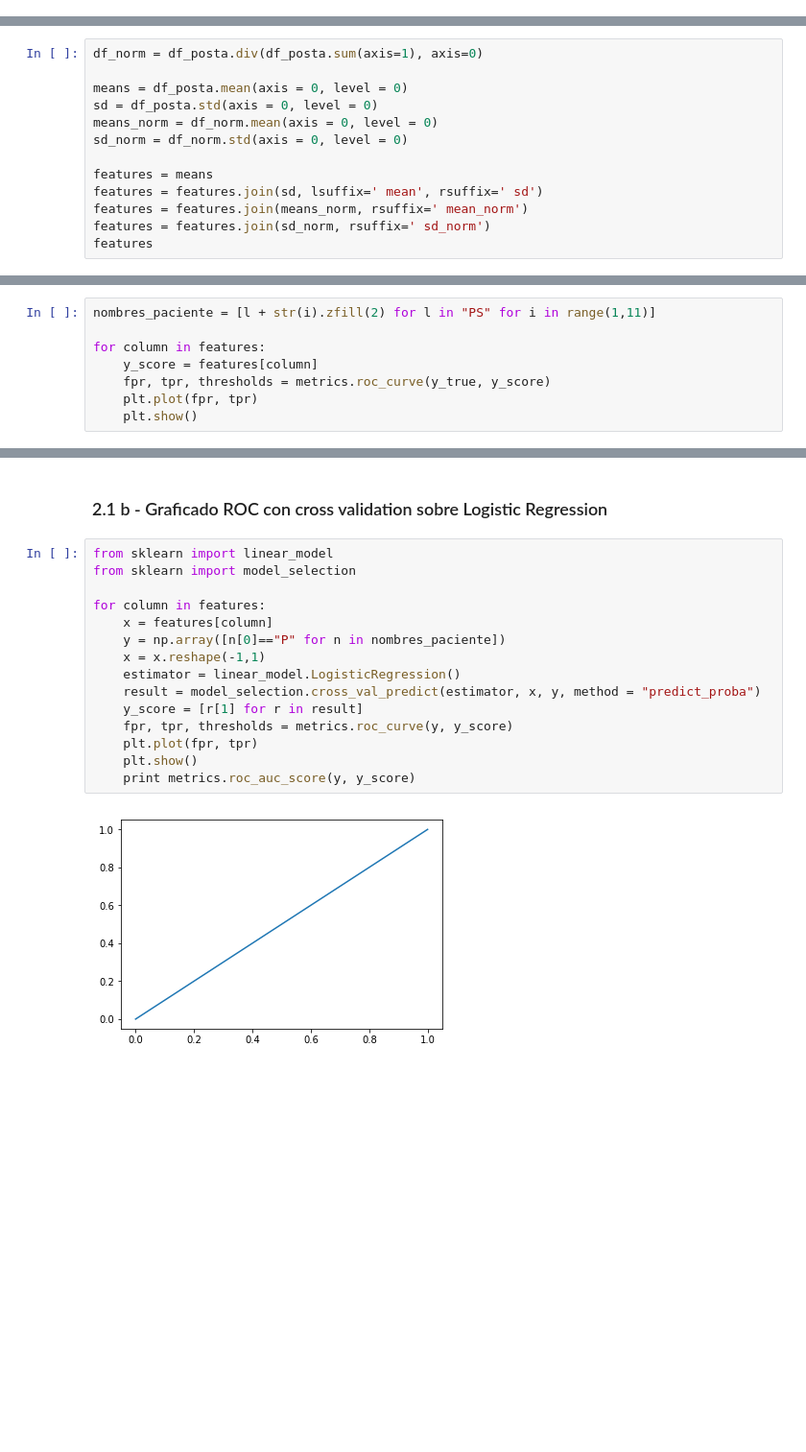
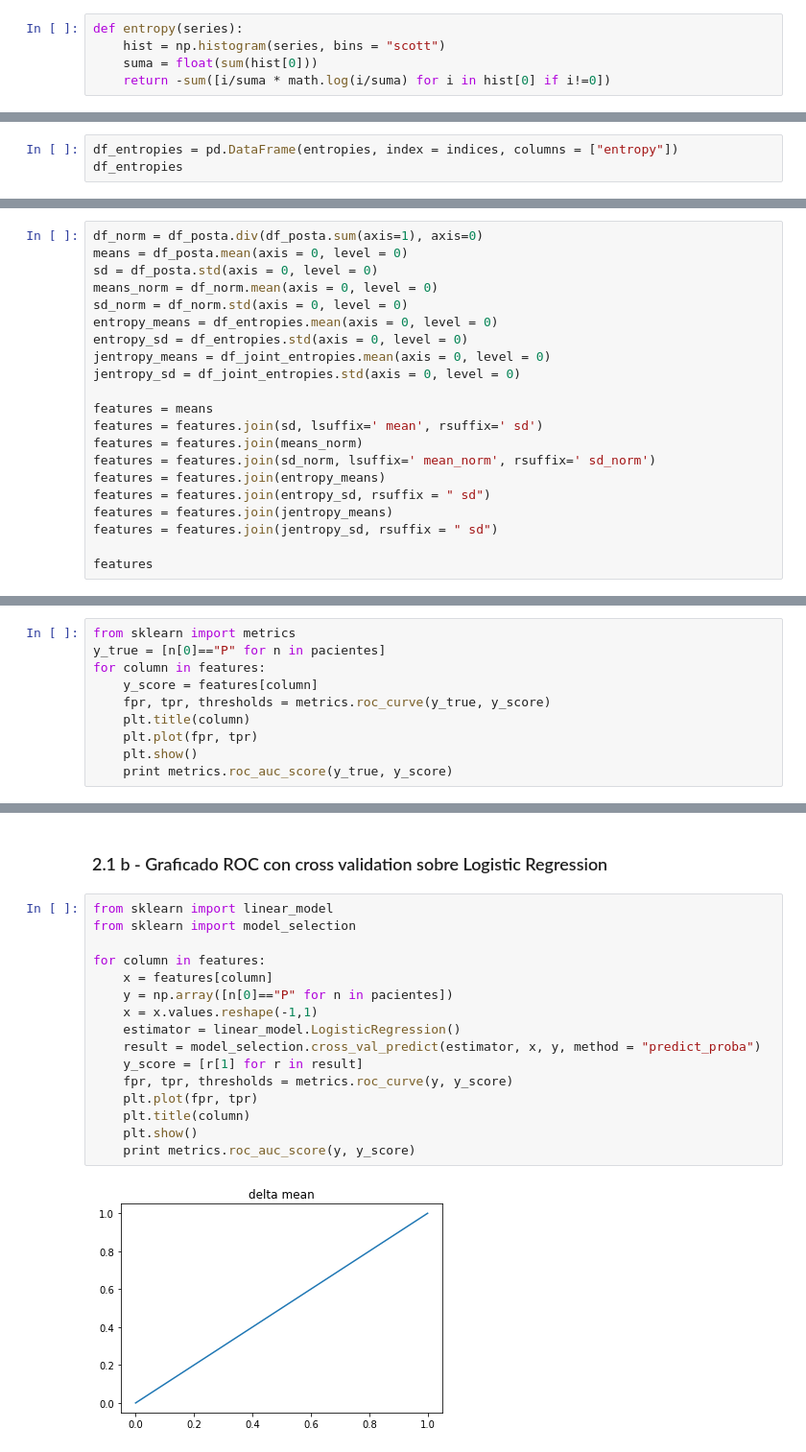
Before and after one commit to fhosen/CienciaDeDatos, a Jupyter notebook: TP3/TP3.ipynb, the cells around one changed output, grey strips where cells are left out. Shown at 96% size. Saved outputs shown, nothing was run; the diff lists cells and outputs as text; blank space fills up the shorter version.

```diff
--- a/TP3/TP3.ipynb
+++ b/TP3/TP3.ipynb
@@ -21,2 +20,7 @@ from sklearn import metrics
 # %% [markdown]
 ### 1
+# %%
+def entropy(series):
+    hist = np.histogram(series, bins = "scott")
+    suma = float(sum(hist[0]))
+    return -sum([i/suma * math.log(i/suma) for i in hist[0] if i!=0])
@@ -48,0 +76,3 @@ df_posta = pd.DataFrame(df_arrays, index = indices)
+# %%
+df_entropies = pd.DataFrame(entropies, index = indices, columns = ["entropy"])
+df_entropies
@@ -49,14 +146,22 @@ df_posta = pd.DataFrame(df_arrays, index = indices)
 # %%
 df_norm = df_posta.div(df_posta.sum(axis=1), axis=0)
-
 means = df_posta.mean(axis = 0, level = 0)
 sd = df_posta.std(axis = 0, level = 0)
 means_norm = df_norm.mean(axis = 0, level = 0)
 sd_norm = df_norm.std(axis = 0, level = 0)
+entropy_means = df_entropies.mean(axis = 0, level = 0)
+entropy_sd = df_entropies.std(axis = 0, level = 0)
+jentropy_means = df_joint_entropies.mean(axis = 0, level = 0)
+jentropy_sd = df_joint_entropies.std(axis = 0, level = 0)
 
 features = means
 features = features.join(sd, lsuffix=' mean', rsuffix=' sd')
-features = features.join(means_norm, rsuffix=' mean_norm')
-features = features.join(sd_norm, rsuffix=' sd_norm')
+features = features.join(means_norm)
+features = features.join(sd_norm, lsuffix=' mean_norm', rsuffix=' sd_norm')
+features = features.join(entropy_means)
+features = features.join(entropy_sd, rsuffix = " sd")
+features = features.join(jentropy_means)
+features = features.join(jentropy_sd, rsuffix = " sd")
+
 features
 # %% [output]
@@ -80,9 +188,11 @@ features
 # %%
-nombres_paciente = [l + str(i).zfill(2) for l in "PS" for i in range(1,11)]
-
+from sklearn import metrics
+y_true = [n[0]=="P" for n in pacientes]
 for column in features:
     y_score = features[column]
     fpr, tpr, thresholds = metrics.roc_curve(y_true, y_score)
+    plt.title(column)
     plt.plot(fpr, tpr)
     plt.show()
+    print metrics.roc_auc_score(y_true, y_score)
 # %% [output]
@@ -120,18 +216,19 @@ Name: 0 mean, dtype: float64
 # %%
 from sklearn import linear_model
 from sklearn import model_selection
 
 for column in features:
     x = features[column]
-    y = np.array([n[0]=="P" for n in nombres_paciente])
-    x = x.reshape(-1,1)
+    y = np.array([n[0]=="P" for n in pacientes])
+    x = x.values.reshape(-1,1)
     estimator = linear_model.LogisticRegression()
     result = model_selection.cross_val_predict(estimator, x, y, method = "predict_proba")
     y_score = [r[1] for r in result]
     fpr, tpr, thresholds = metrics.roc_curve(y, y_score)
     plt.plot(fpr, tpr)
+    plt.title(column)
     plt.show()
     print metrics.roc_auc_score(y, y_score)
 # %% [output]
-[figure, old version]
+[figure, new version]
 0.5
```
Also changed, not shown: parts of 19 cells of this notebook.
